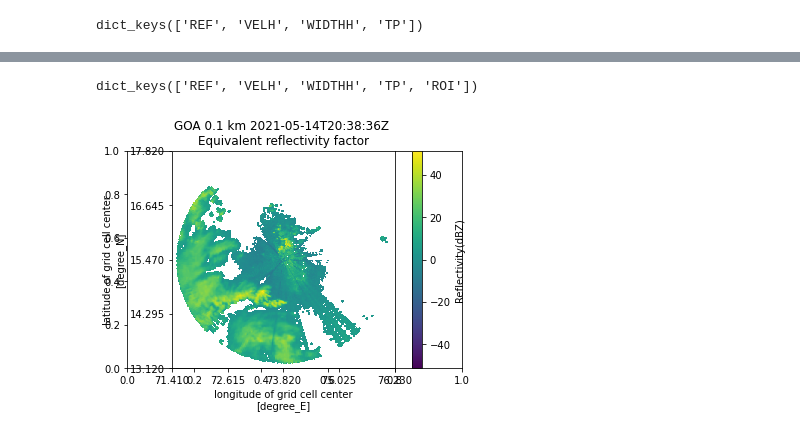
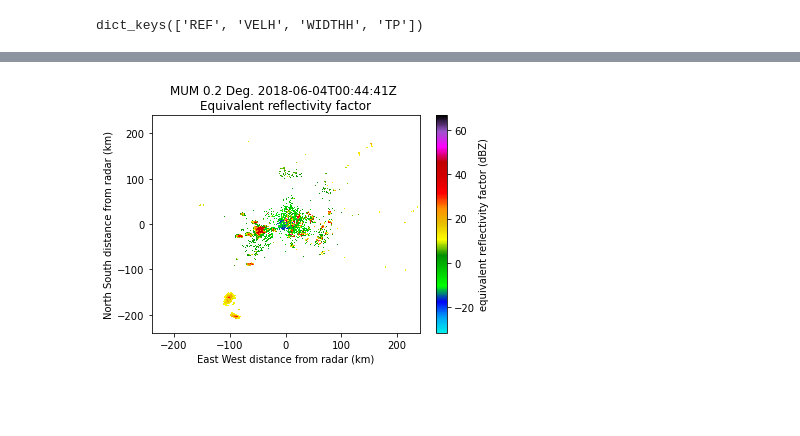
Before and after one commit to syedhamidali/PyScanCf, a Jupyter notebook: Example.ipynb, the cells around one changed output, grey strips where cells are left out. Drawn from its saved outputs; the diff is of its cells as text; code cells hidden in the pictures; blank space fills up the shorter version.

```diff
--- a/Example.ipynb
+++ b/Example.ipynb
@@ -103,4 +52,0 @@ grid = pyart.io.read_grid('grid_GOA210514203814-IMD-B.nc')
-# %%
-grid.fields.keys()
-# %% [output]
-dict_keys(['REF', 'VELH', 'WIDTHH', 'TP', 'ROI'])
@@ -109,7 +53,7 @@ gdisplay = pyart.graph.GridMapDisplay(grid)
-# %%
-gdisplay.plot_grid('REF',0)
-# %% [output]
-[figure, removed]
+# %%
+display.plot_ppi('REF',sweep=0,cmap='pyart_NWSRef')
+# %% [output]
+[figure, added]
 # %%
 import xarray as xr
 # %%
```
Also changed, not shown: parts of 24 cells of this notebook.
